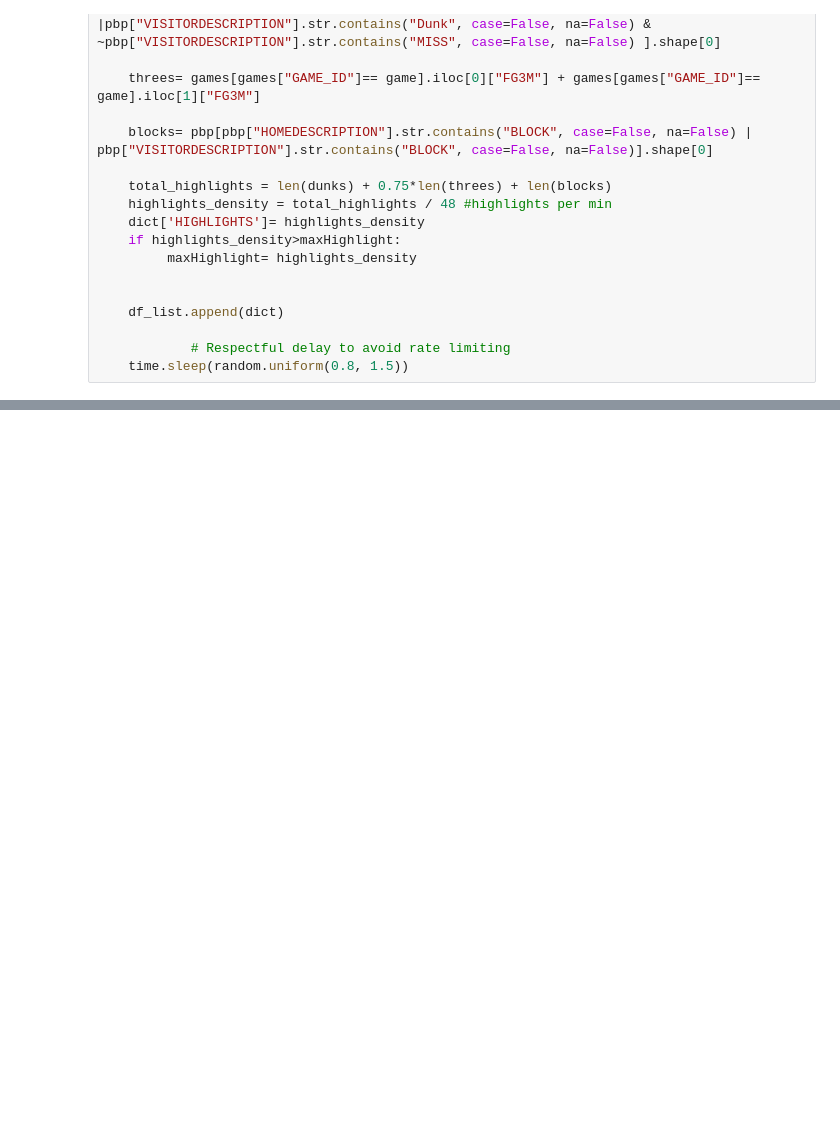
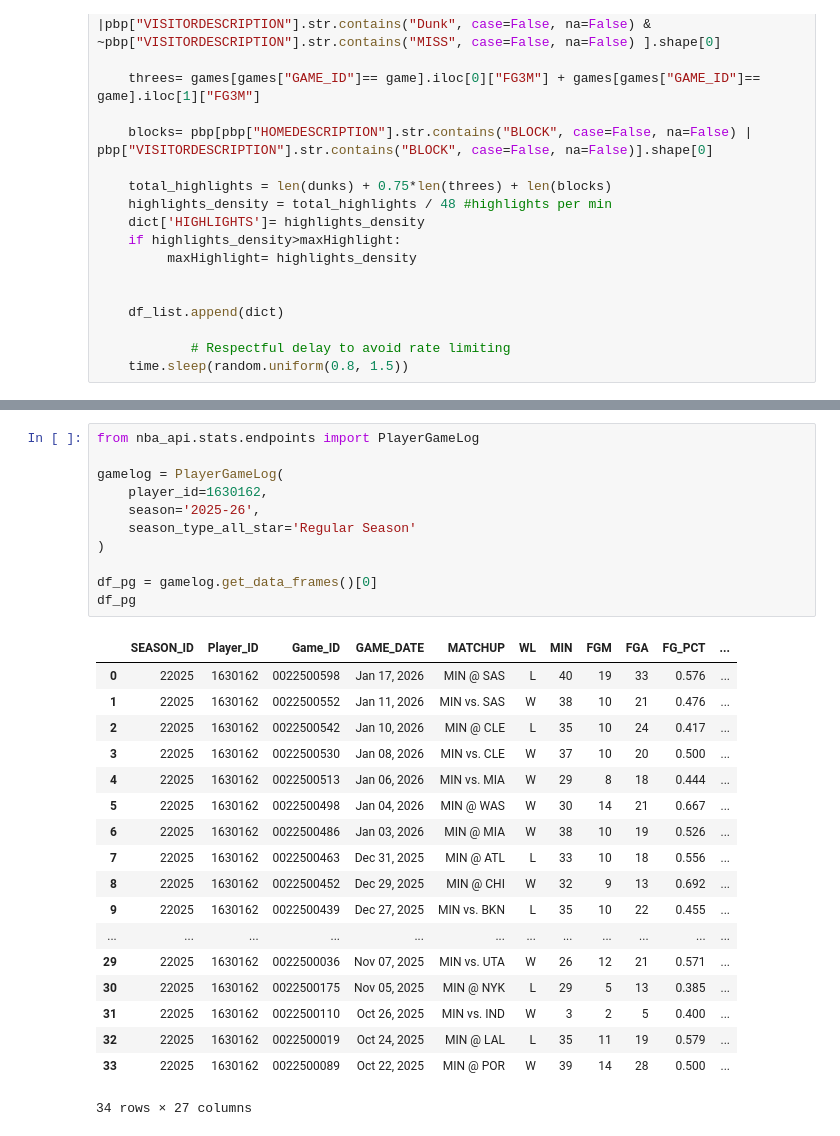
Before and after one commit to junior-ta/NBA-game-quality-predictor-v2, a Jupyter notebook: brouillon.ipynb, the cells around one changed output, grey strips where cells are left out. Saved outputs shown, nothing was run; the diff lists cells and outputs as text; blank space fills up the shorter version.

```diff
--- a/brouillon.ipynb
+++ b/brouillon.ipynb
@@ -302,0 +317,30 @@ for game in game_ids:#[939:1230]:
+# %%
+from nba_api.stats.endpoints import PlayerGameLog
+
+gamelog = PlayerGameLog(
+    player_id=1630162,
+    season='2025-26',
+    season_type_all_star='Regular Season'
+)
+
+df_pg = gamelog.get_data_frames()[0]
+df_pg
+# %% [output]
+|  | SEASON_ID | Player_ID | Game_ID | GAME_DATE | MATCHUP | WL | MIN | FGM | FGA | FG_PCT | ... |
+| 0 | 22025 | 1630162 | 0022500598 | Jan 17, 2026 | MIN @ SAS | L | 40 | 19 | 33 | 0.576 | ... |
+| 1 | 22025 | 1630162 | 0022500552 | Jan 11, 2026 | MIN vs. SAS | W | 38 | 10 | 21 | 0.476 | ... |
+| 2 | 22025 | 1630162 | 0022500542 | Jan 10, 2026 | MIN @ CLE | L | 35 | 10 | 24 | 0.417 | ... |
+| 3 | 22025 | 1630162 | 0022500530 | Jan 08, 2026 | MIN vs. CLE | W | 37 | 10 | 20 | 0.500 | ... |
+| 4 | 22025 | 1630162 | 0022500513 | Jan 06, 2026 | MIN vs. MIA | W | 29 | 8 | 18 | 0.444 | ... |
+| 5 | 22025 | 1630162 | 0022500498 | Jan 04, 2026 | MIN @ WAS | W | 30 | 14 | 21 | 0.667 | ... |
+| 6 | 22025 | 1630162 | 0022500486 | Jan 03, 2026 | MIN @ MIA | W | 38 | 10 | 19 | 0.526 | ... |
+| 7 | 22025 | 1630162 | 0022500463 | Dec 31, 2025 | MIN @ ATL | L | 33 | 10 | 18 | 0.556 | ... |
+| 8 | 22025 | 1630162 | 0022500452 | Dec 29, 2025 | MIN @ CHI | W | 32 | 9 | 13 | 0.692 | ... |
+| 9 | 22025 | 1630162 | 0022500439 | Dec 27, 2025 | MIN vs. BKN | L | 35 | 10 | 22 | 0.455 | ... |
+| ... | ... | ... | ... | ... | ... | ... | ... | ... | ... | ... | ... |
+| 29 | 22025 | 1630162 | 0022500036 | Nov 07, 2025 | MIN vs. UTA | W | 26 | 12 | 21 | 0.571 | ... |
+| 30 | 22025 | 1630162 | 0022500175 | Nov 05, 2025 | MIN @ NYK | L | 29 | 5 | 13 | 0.385 | ... |
+| 31 | 22025 | 1630162 | 0022500110 | Oct 26, 2025 | MIN vs. IND | W | 3 | 2 | 5 | 0.400 | ... |
+| 32 | 22025 | 1630162 | 0022500019 | Oct 24, 2025 | MIN @ LAL | L | 35 | 11 | 19 | 0.579 | ... |
+| 33 | 22025 | 1630162 | 0022500089 | Oct 22, 2025 | MIN @ POR | W | 39 | 14 | 28 | 0.500 | ... |
+34 rows × 27 columns
```
Also changed, not shown: parts of 2 cells of this notebook, 1 other file.
